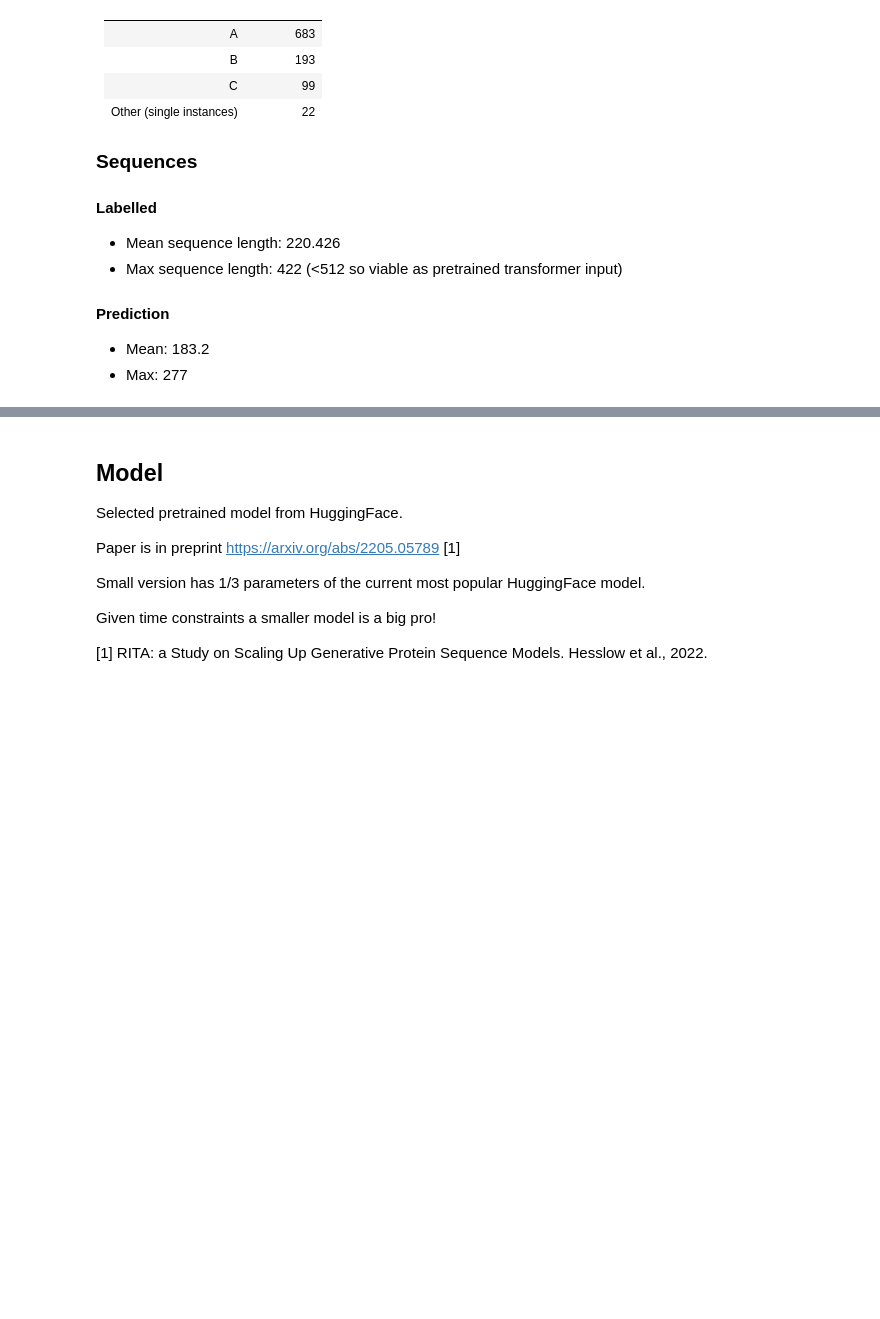
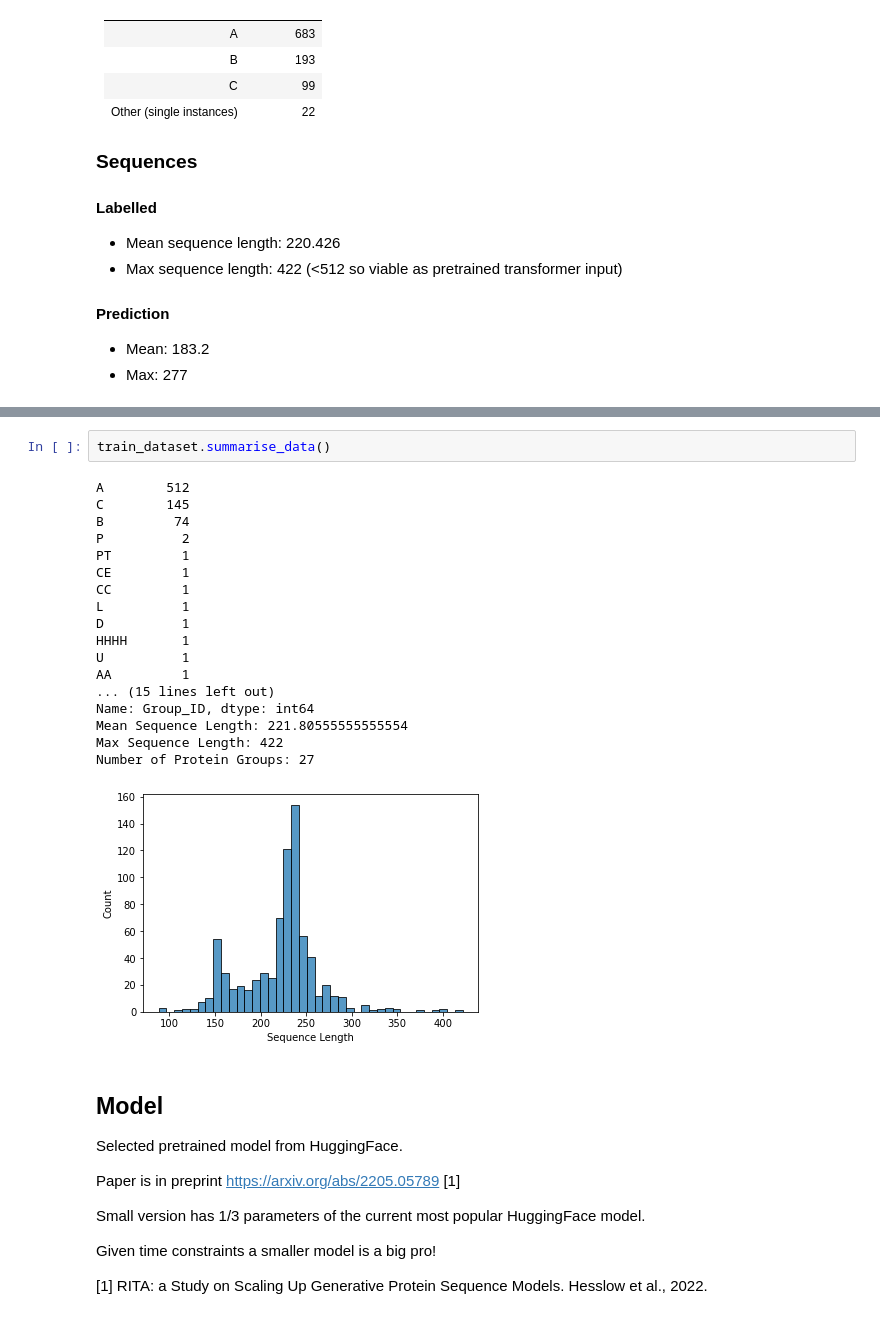
Before and after one commit to s-wheels/verbose-octo-couscous, a Jupyter notebook: submission.ipynb, the cells around one changed output, grey strips where cells are left out. Cells and saved outputs as stored; diff of their text form; blank space fills up the shorter version.

```diff
--- a/submission.ipynb
+++ b/submission.ipynb
@@ -130,3 +208,24 @@ class ProteinDataset(Dataset):
+# %%
+train_dataset.summarise_data()
+# %% [output]
+A        512
+C        145
+B         74
+P          2
+PT         1
+CE         1
+CC         1
+L          1
+D          1
+HHHH       1
+U          1
+AA         1
+... (15 lines left out)
+Name: Group_ID, dtype: int64
+Mean Sequence Length: 221.80555555555554
+Max Sequence Length: 422
+Number of Protein Groups: 27
+[figure, added]
 # %% [markdown]
 ## Model
 
```
Also changed, not shown: parts of 22 cells of this notebook.
